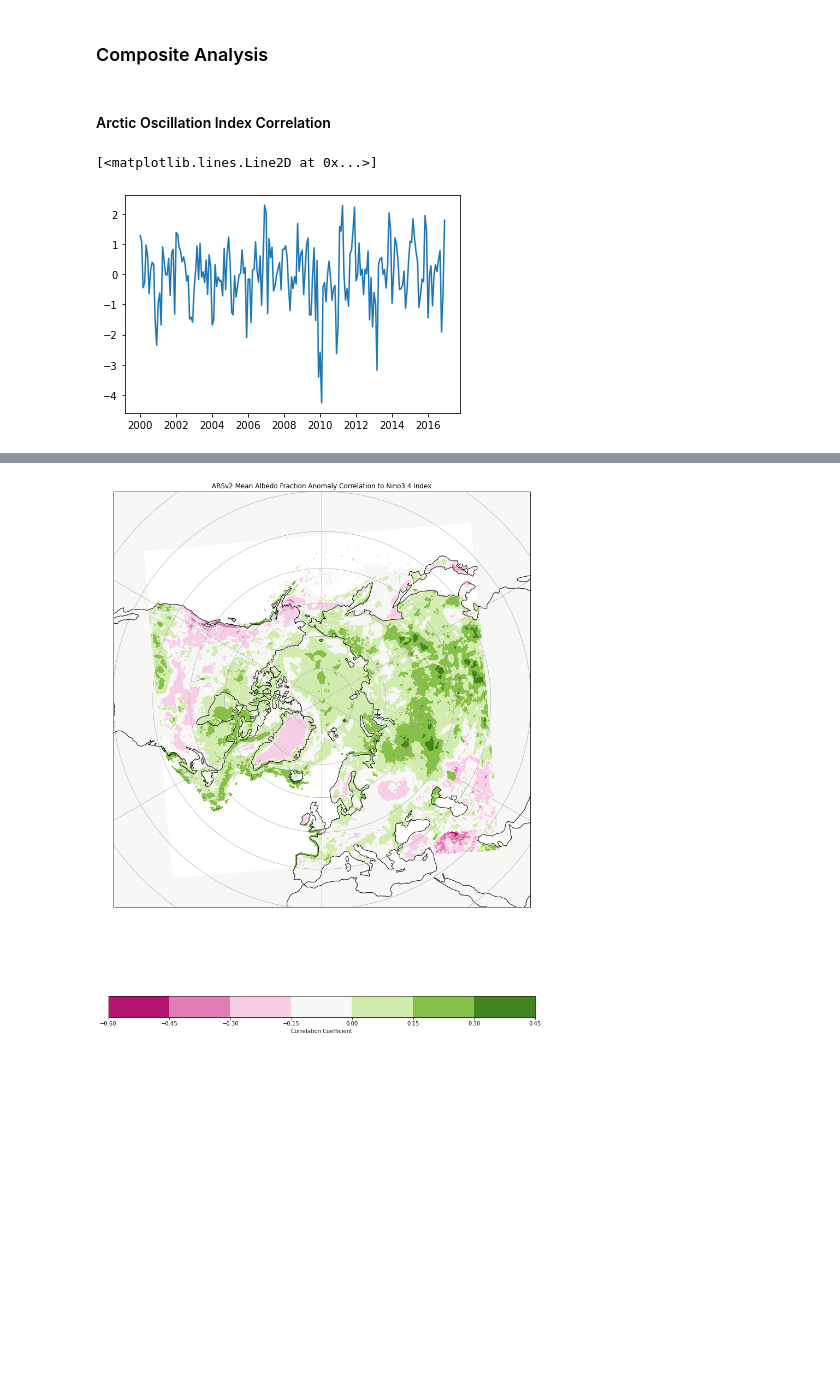
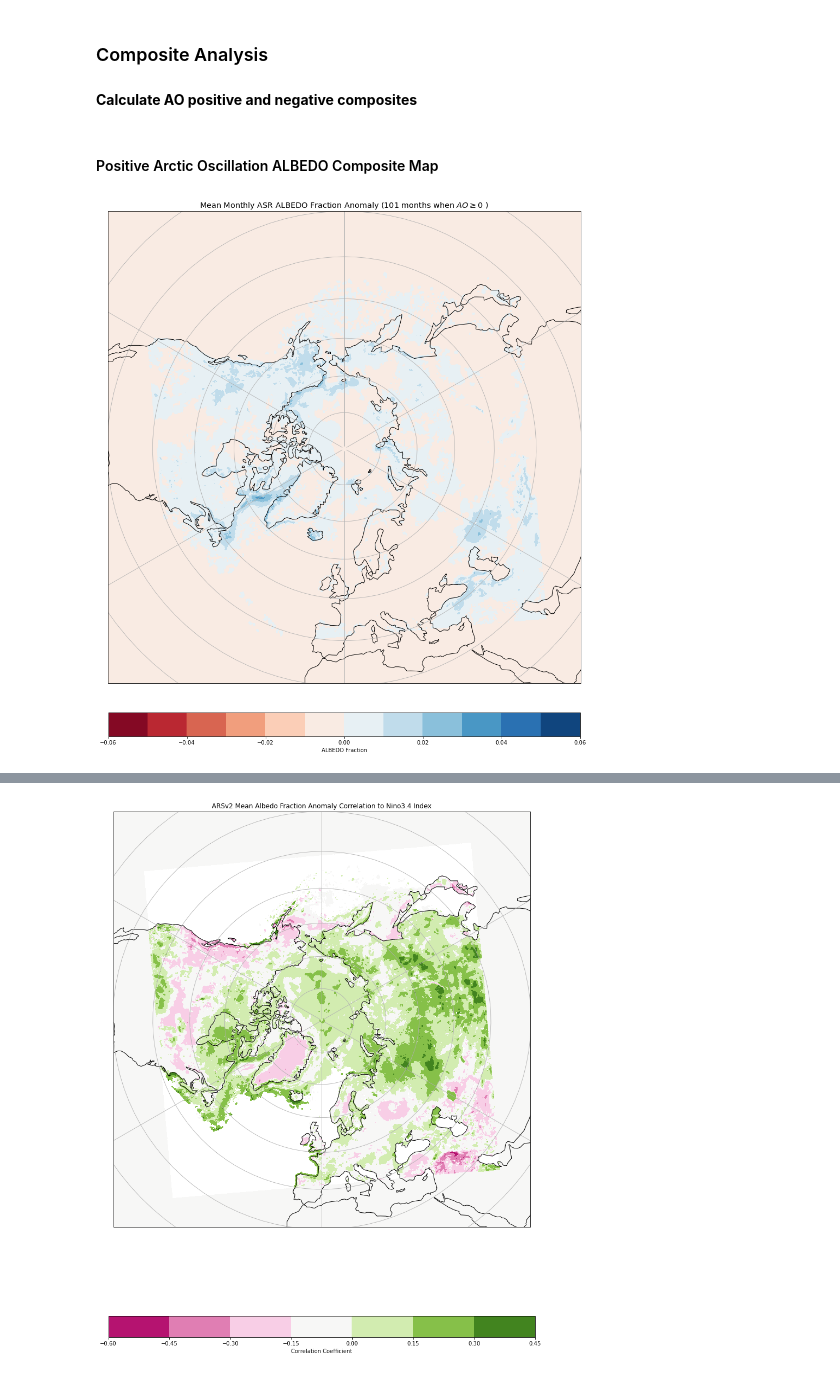
Before and after one commit to juozasg/clim-data, a Jupyter notebook: FinalProject-Revision.ipynb, the cells around one changed output, grey strips where cells are left out. Cells and saved outputs as stored; diff of their text form; code cells hidden in the pictures; blank space fills up the shorter version.

```diff
--- a/FinalProject-Revision.ipynb
+++ b/FinalProject-Revision.ipynb
@@ -107,12 +134,31 @@ plt.plot(nino34['time'],nino34['sst'])
 ## Data Analysis
 # %% [markdown]
 ### Composite Analysis
+# %% [markdown]
+__Calculate AO positive and negative composites__
+# %%
+ao_pos=ao['ao'].where(ao['ao'] >= 0).dropna(dim='time')
+ao_neg=ao['ao'].where(ao['ao'] < 0).dropna(dim='time')
+
+num_ao_pos=len(ao_pos)
+num_ao_neg=len(ao_neg)
+
+mean_anoms_ao_pos=anoms['ALBEDO'].sel(time=ao_pos['time']).mean(dim='time')
+mean_anoms_ao_neg=anoms['ALBEDO'].sel(time=ao_neg['time']).mean(dim='time')
 # %% [markdown]
-#### Arctic Oscillation Index Correlation
+#### Positive Arctic Oscillation ALBEDO Composite Map
-# %%
-ao=xr.open_dataset('/home/ubuntu/indexes/ao.nc')
-ao=ao.sel(time=slice('2000-01-01','2016-12-01'))
-plt.plot(ao['time'],ao['ao'])
-# %% [output]
-[<matplotlib.lines.Line2D at 0x...>]
-[figure, removed]
+# %%
+ax = plot_large_polar_common_ax()
+dr = mean_anoms_ao_pos
+clevs=np.arange(-0.06,0.07,0.01)
+
+cs=ax.contourf(dr['lon'], dr['lat'], dr, clevs,
+            transform=ccrs.PlateCarree(),
+            cmap='RdBu')
+
+cbar=plt.colorbar(cs,orientation='horizontal',label='ALBEDO Fraction',shrink=0.78,pad=0.05)
+
+plt.title('Mean Monthly ASR ALBEDO Fraction Anomaly (101 months when $AO \geq 0 $ )', size='x-large')
+plt.show()
+# %% [output]
+[figure, added]
```
Also changed, not shown: parts of 32 cells of this notebook, 8 other files.
